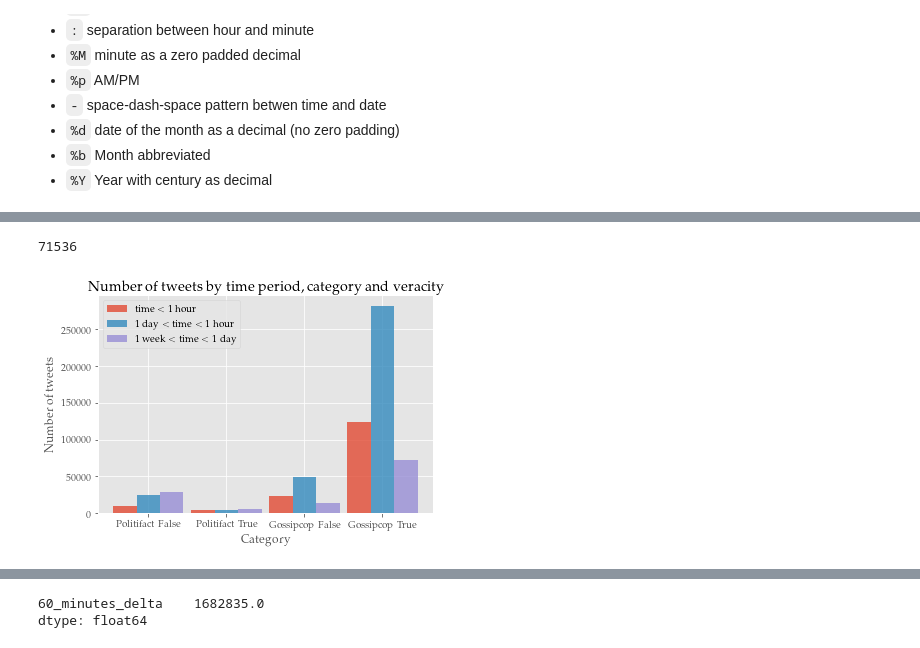
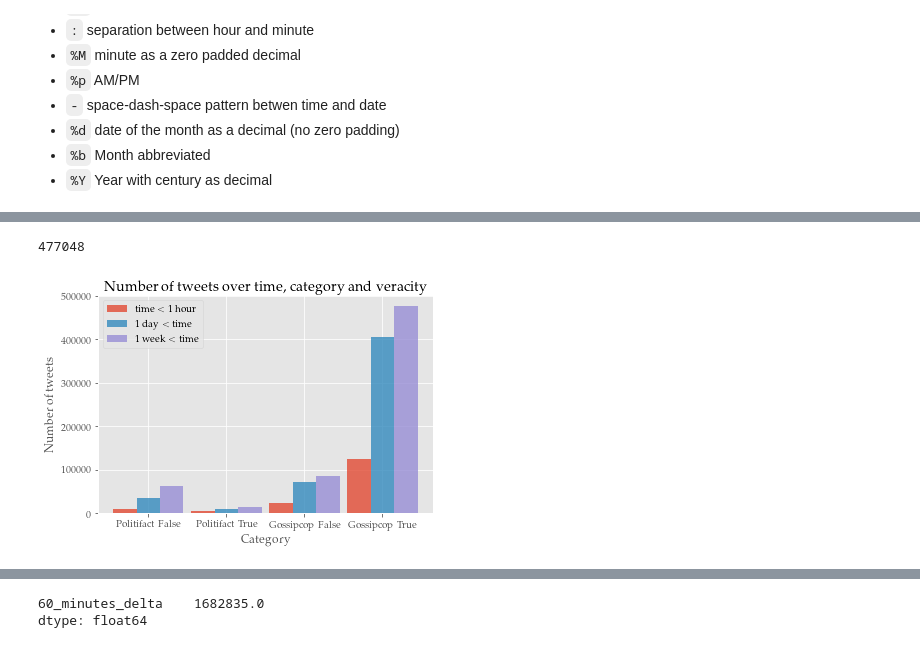
Before and after one commit to vtrikoupis/masters-thesis, a Jupyter notebook: PAN_dataset_processing.ipynb, the cells around one changed output, grey strips where cells are left out. Saved outputs shown, nothing was run; the diff lists cells and outputs as text; code cells hidden in the pictures.

```diff
--- a/PAN_dataset_processing.ipynb
+++ b/PAN_dataset_processing.ipynb
@@ -83,0 +98,4 @@ gossipcop_false.sort_values('claim_text').head(1)
+# %%
+for item in notebook.tqdm(politifact_false.tweet_id.to_list()):
+    if item in politifact_true.tweet_id.to_list():
+        print('found')
@@ -149,10 +173,10 @@ def calculateVirality(tweet_groups):
                 if days == 0 and hours == 0 and minutes < 60:
                     tweets_shared_in_less_than_an_hour+=1
                 # took less than a day
-                elif days == 0 and hours < 24 and days == 0:
+                if days == 0 and hours < 24 and days == 0:
                     tweets_shared_in_less_than_a_day+=1
                 # took less than a week
-                elif days < 7:
+                if days < 7:
                     tweets_shared_in_less_than_a_week+=1
     return tweets_shared_in_less_than_an_hour, tweets_shared_in_less_than_a_day, tweets_shared_in_less_than_a_week
 # %%
@@ -163,44 +187,44 @@ gt_less_than_an_hour, gt_less_than_a_day, gt_less_than_a_week = calculateViralit
 # %%
 gt_less_than_a_week
 # %% [output]
-71536
+477048
 # %%
 n_groups = 4
 hour = (pf_less_than_an_hour, pt_less_than_an_hour, gf_less_than_an_hour, gt_less_than_an_hour)
 day = (pf_less_than_a_day, pt_less_than_a_day, gf_less_than_a_day, gt_less_than_a_day)
 week = (pf_less_than_a_week, pt_less_than_a_week, gf_less_than_a_week, gt_less_than_a_week)
 
 # create plot
 fig, ax = plt.subplots()
 index = np.arange(4)
 bar_width = 0.3
 opacity = 0.8
 
 rects1 = plt.bar(index, hour, bar_width,
 alpha=opacity,
 # color='b',
 label=r'time $<$ 1 hour ')
 
 rects2 = plt.bar(index + bar_width, day, bar_width,
 alpha=opacity,
 # color='g',
-label=r'1 day $<$ time $<$ 1 hour')
+label=r'1 day $<$ time')
 
 rects3 = plt.bar(index + bar_width + bar_width, week, bar_width,
 alpha=opacity,
 # color='r',
-label=r'1 week  $<$ time  $<$ 1 day')
+label=r'1 week  $<$ time')
 
 plt.xlabel('Category')
 plt.ylabel('Number of tweets')
-plt.title('Number of tweets by time period, category and veracity')
+plt.title('Number of tweets over time, category and veracity')
 plt.xticks(index + bar_width, ('Politifact False', 'Politifact True', 'Gossipcop False', 'Gossipcop True'))
 plt.legend()
 
 # plt.tight_layout()
 plt.show()
 # %% [output]
-[figure, old version]
+[figure, new version]
 # %%
 def calculateBuckets(tweet_groups):
     results = {}
```
Also changed, not shown: parts of 62 cells of this notebook, 2 other files.
